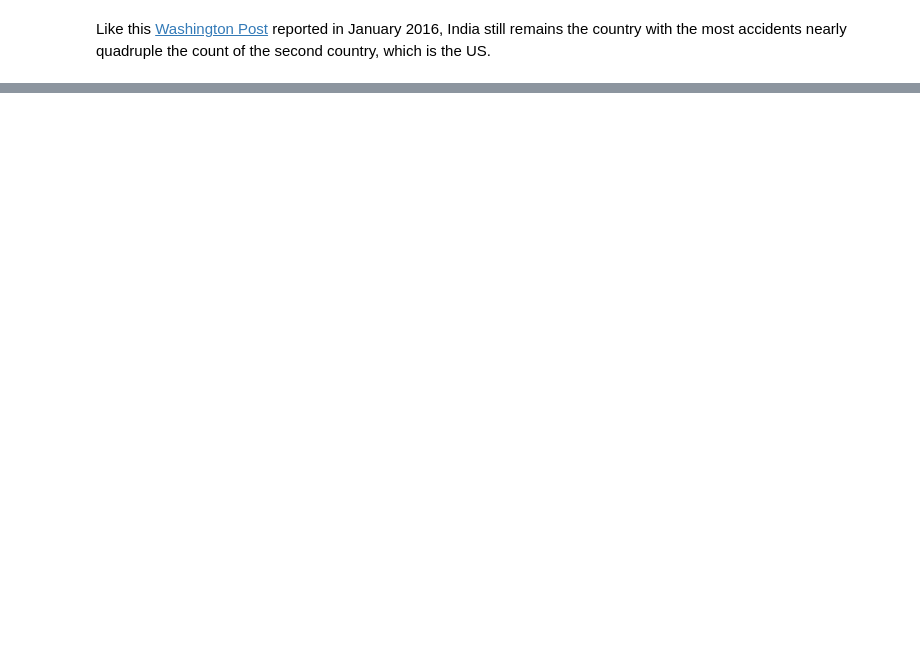
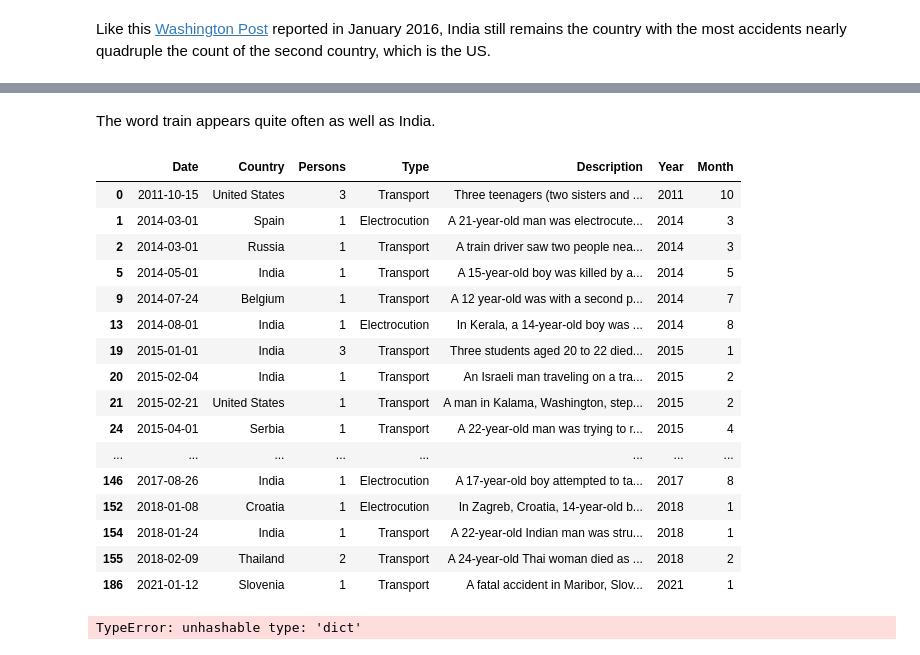
Before and after one commit to ichinichichi/Project-4, a Jupyter notebook: Project 4 -Selfie Deaths.ipynb, the cells around one changed output, grey strips where cells are left out. Cells and saved outputs as stored; diff of their text form; code cells hidden in the pictures; blank space fills up the shorter version.

```diff
--- a/Project 4 -Selfie Deaths.ipynb
+++ b/Project 4 -Selfie Deaths.ipynb
@@ -410,0 +526,31 @@ Like this [Washington Post](https://www.washingtonpost.com/news/worldviews/wp/20
+# %% [markdown]
+The word train appears quite often as well as India.
+# %%
+df[df.Description.str.contains('train')]
+# %% [output]
+|  | Date | Country | Persons | Type | Description | Year | Month |
+| 0 | 2011-10-15 | United States | 3 | Transport | Three teenagers (two sisters and ... | 2011 | 10 |
+| 1 | 2014-03-01 | Spain | 1 | Electrocution | A 21-year-old man was electrocute... | 2014 | 3 |
+| 2 | 2014-03-01 | Russia | 1 | Transport | A train driver saw two people nea... | 2014 | 3 |
+| 5 | 2014-05-01 | India | 1 | Transport | A 15-year-old boy was killed by a... | 2014 | 5 |
+| 9 | 2014-07-24 | Belgium | 1 | Transport | A 12 year-old was with a second p... | 2014 | 7 |
+| 13 | 2014-08-01 | India | 1 | Electrocution | In Kerala, a 14-year-old boy was ... | 2014 | 8 |
+| 19 | 2015-01-01 | India | 3 | Transport | Three students aged 20 to 22 died... | 2015 | 1 |
+| 20 | 2015-02-04 | India | 1 | Transport | An Israeli man traveling on a tra... | 2015 | 2 |
+| 21 | 2015-02-21 | United States | 1 | Transport | A man in Kalama, Washington, step... | 2015 | 2 |
+| 24 | 2015-04-01 | Serbia | 1 | Transport | A 22-year-old man was trying to r... | 2015 | 4 |
+| ... | ... | ... | ... | ... | ... | ... | ... |
+| 146 | 2017-08-26 | India | 1 | Electrocution | A 17-year-old boy attempted to ta... | 2017 | 8 |
+| 152 | 2018-01-08 | Croatia | 1 | Electrocution | In Zagreb, Croatia, 14-year-old b... | 2018 | 1 |
+| 154 | 2018-01-24 | India | 1 | Transport | A 22-year-old Indian man was stru... | 2018 | 1 |
+| 155 | 2018-02-09 | Thailand | 2 | Transport | A 24-year-old Thai woman died as ... | 2018 | 2 |
+| 186 | 2021-01-12 | Slovenia | 1 | Transport | A fatal accident in Maribor, Slov... | 2021 | 1 |
+# %%
+import re
+
+gender_dict = {"male": ["gentleman", "man", "male","guy","he","him","men"],
+               "female": ["female", "woman", "girl","women","she","her"]}
+
+gender = re.findall(gender_dict, df.Description)
+# %% [output]
+TypeError: unhashable type: 'dict'
```
Also changed, not shown: parts of 16 cells of this notebook, 2 other files.
